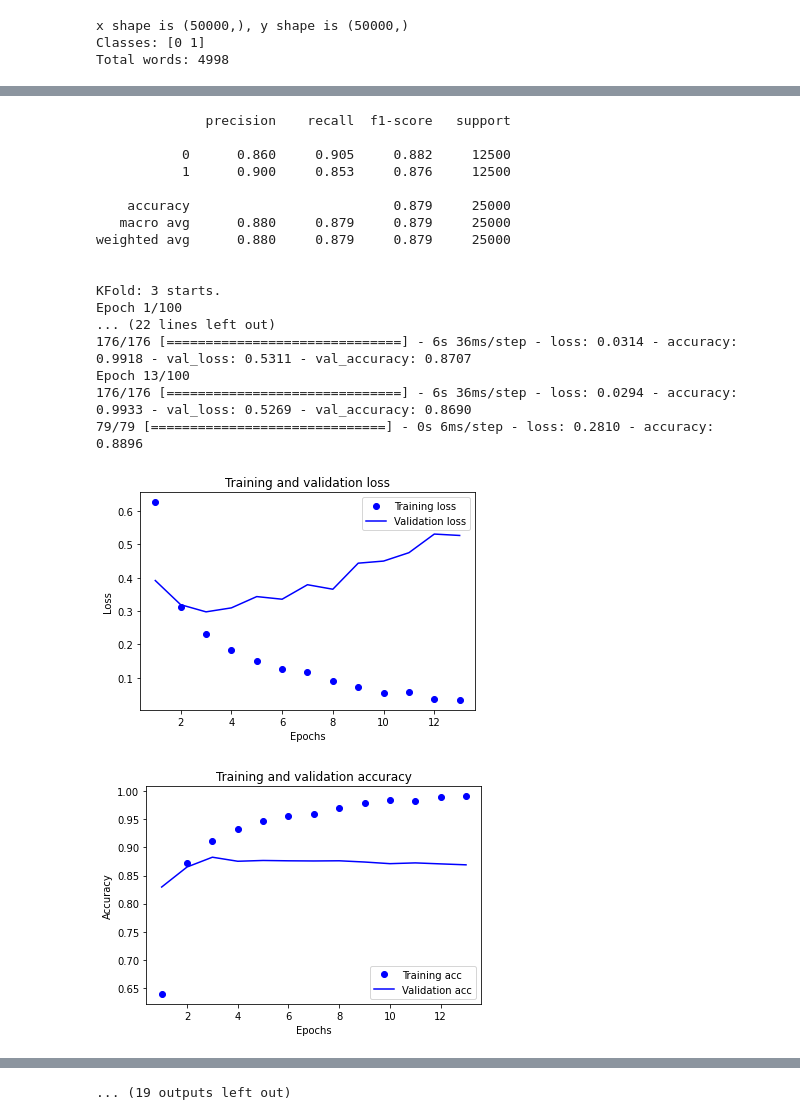
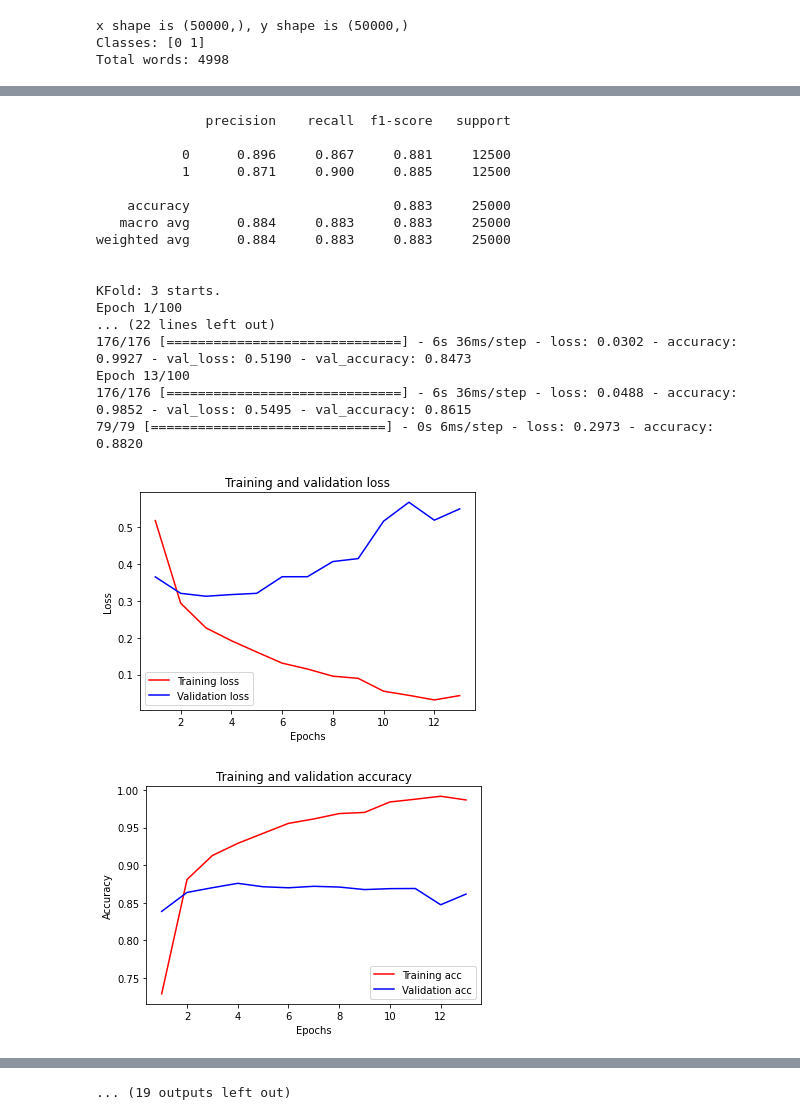
Before and after one commit to Jefffish09/MachineLearning, a Jupyter notebook: Classification/binary/cnn_lstm_binary_tf2.ipynb, the cells around one changed output, grey strips where cells are left out. Drawn from its saved outputs; the diff is of its cells as text; code cells hidden in the pictures.

```diff
--- a/Classification/binary/cnn_lstm_binary_tf2.ipynb
+++ b/Classification/binary/cnn_lstm_binary_tf2.ipynb
@@ -46,31 +47,30 @@ def plot_perf(history):
   history_dict = history.history
   history_dict.keys()
 
-  acc = history_dict['accuracy']
-  val_acc = history_dict['val_accuracy']
-  loss = history_dict['loss']
-  val_loss = history_dict['val_loss']
+  acc = history_dict["accuracy"]
+  val_acc = history_dict["val_accuracy"]
+  loss = history_dict["loss"]
+  val_loss = history_dict["val_loss"]
 
   epochs = range(1, len(acc) + 1)
 
   # Training and validation loss
-  # "bo" is for "blue dot"
-  plt.plot(epochs, loss, 'bo', label='Training loss')
+  plt.plot(epochs, loss, "r", label="Training loss")
   # b is for "solid blue line"
-  plt.plot(epochs, val_loss, 'b', label='Validation loss')
-  plt.title('Training and validation loss')
-  plt.xlabel('Epochs')
-  plt.ylabel('Loss')
+  plt.plot(epochs, val_loss, "b", label="Validation loss")
+  plt.title("Training and validation loss")
+  plt.xlabel("Epochs")
+  plt.ylabel("Loss")
   plt.legend()
   plt.show()
 
   # Training and validation accuracy
-  plt.plot(epochs, acc, 'bo', label='Training acc')
-  plt.plot(epochs, val_acc, 'b', label='Validation acc')
-  plt.title('Training and validation accuracy')
-  plt.xlabel('Epochs')
-  plt.ylabel('Accuracy')
-  plt.legend(loc='lower right')
+  plt.plot(epochs, acc, "r", label="Training acc")
+  plt.plot(epochs, val_acc, "b", label="Validation acc")
+  plt.title("Training and validation accuracy")
+  plt.xlabel("Epochs")
+  plt.ylabel("Accuracy")
+  plt.legend(loc="lower right")
   plt.show()
 # %%
 # Create and train the model
@@ -82,6 +82,7 @@ earlystop_callback = EarlyStopping(
   restore_best_weights=True)
 
 kfold = StratifiedKFold(n_splits=10, random_state=seed, shuffle=True)
+model = None
 cv_acc = []
 cv_loss = []
 cv_f1 = []
@@ -89,6 +90,9 @@ n = 1
 for train, valid in kfold.split(x_train, y_train):
 
   print("KFold: {} starts.".format(n))
+  del model
+  tf.keras.backend.clear_session()
+
   model = Sequential([
     Embedding(input_dim=input_dim, output_dim=output_dim, input_length=max_len),
     Conv1D(filters=32, kernel_size=3, padding="same", activation="relu"),
@@ -182,21 +186,21 @@ Epoch 12/100
               precision    recall  f1-score   support
 
-           0      0.860     0.905     0.882     12500
-           1      0.900     0.853     0.876     12500
+           0      0.896     0.867     0.881     12500
+           1      0.871     0.900     0.885     12500
 
-    accuracy                          0.879     25000
-   macro avg      0.880     0.879     0.879     25000
-weighted avg      0.880     0.879     0.879     25000
+    accuracy                          0.883     25000
+   macro avg      0.884     0.883     0.883     25000
+weighted avg      0.884     0.883     0.883     25000
 
 
 KFold: 3 starts.
 Epoch 1/100
 ... (22 lines left out)
-176/176 [==============================] - 6s 36ms/step - loss: 0.0314 - accuracy: 0.9918 - val_loss: 0.5311 - val_accuracy: 0.8707
+176/176 [==============================] - 6s 36ms/step - loss: 0.0302 - accuracy: 0.9927 - val_loss: 0.5190 - val_accuracy: 0.8473
 Epoch 13/100
-176/176 [==============================] - 6s 36ms/step - loss: 0.0294 - accuracy: 0.9933 - val_loss: 0.5269 - val_accuracy: 0.8690
-79/79 [==============================] - 0s 6ms/step - loss: 0.2810 - accuracy: 0.8896
+176/176 [==============================] - 6s 36ms/step - loss: 0.0488 - accuracy: 0.9852 - val_loss: 0.5495 - val_accuracy: 0.8615
+79/79 [==============================] - 0s 6ms/step - loss: 0.2973 - accuracy: 0.8820
-[figure, old version]
+[figure, new version]
-[figure, old version]
+[figure, new version]
               precision    recall  f1-score   support
 
```
Also changed, not shown: parts of 3 cells of this notebook.
